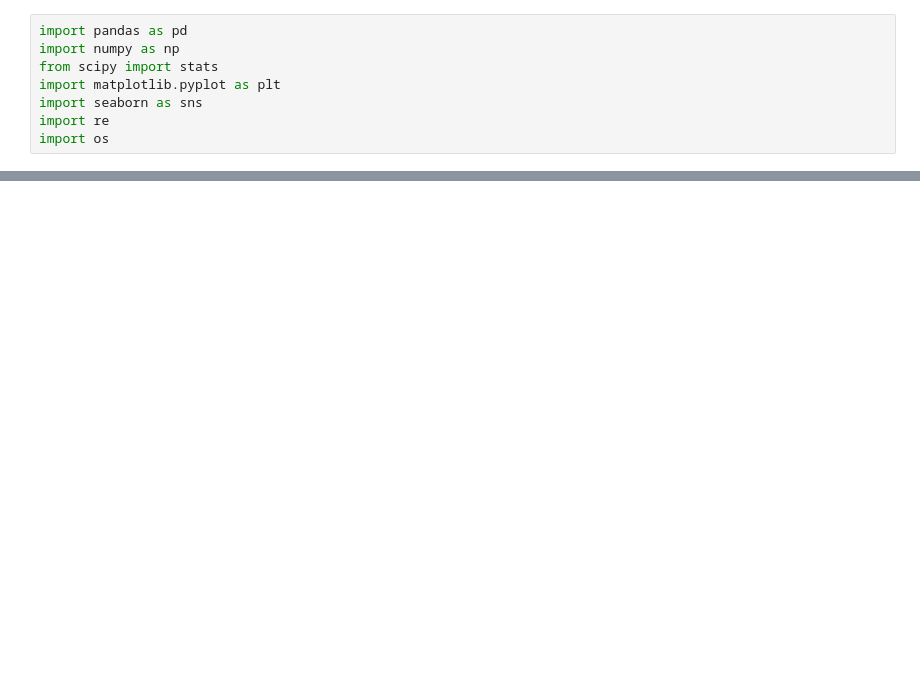
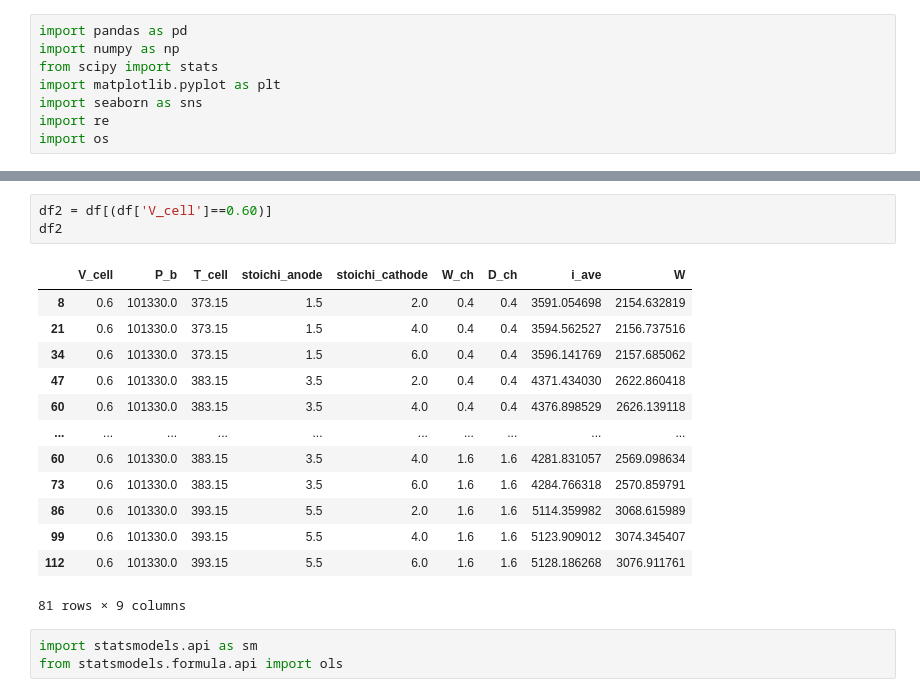
Before and after one commit to OkaHaruya/Oka-fcsl, a Jupyter notebook: ANOVA_24-3-21/OA.ipynb, the cells around one changed output, grey strips where cells are left out. Saved outputs shown, nothing was run; the diff lists cells and outputs as text; blank space fills up the shorter version.

```diff
--- a/ANOVA_24-3-21/OA.ipynb
+++ b/ANOVA_24-3-21/OA.ipynb
@@ -103,0 +158,20 @@ df
+# %%
+df2 = df[(df['V_cell']==0.60)]
+df2
+# %% [output]
+|  | V_cell | P_b | T_cell | stoichi_anode | stoichi_cathode | W_ch | D_ch | i_ave | W |
+| 8 | 0.6 | 101330.0 | 373.15 | 1.5 | 2.0 | 0.4 | 0.4 | 3591.054698 | 2154.632819 |
+| 21 | 0.6 | 101330.0 | 373.15 | 1.5 | 4.0 | 0.4 | 0.4 | 3594.562527 | 2156.737516 |
+| 34 | 0.6 | 101330.0 | 373.15 | 1.5 | 6.0 | 0.4 | 0.4 | 3596.141769 | 2157.685062 |
+| 47 | 0.6 | 101330.0 | 383.15 | 3.5 | 2.0 | 0.4 | 0.4 | 4371.434030 | 2622.860418 |
+| 60 | 0.6 | 101330.0 | 383.15 | 3.5 | 4.0 | 0.4 | 0.4 | 4376.898529 | 2626.139118 |
+| ... | ... | ... | ... | ... | ... | ... | ... | ... | ... |
+| 60 | 0.6 | 101330.0 | 383.15 | 3.5 | 4.0 | 1.6 | 1.6 | 4281.831057 | 2569.098634 |
+| 73 | 0.6 | 101330.0 | 383.15 | 3.5 | 6.0 | 1.6 | 1.6 | 4284.766318 | 2570.859791 |
+| 86 | 0.6 | 101330.0 | 393.15 | 5.5 | 2.0 | 1.6 | 1.6 | 5114.359982 | 3068.615989 |
+| 99 | 0.6 | 101330.0 | 393.15 | 5.5 | 4.0 | 1.6 | 1.6 | 5123.909012 | 3074.345407 |
+| 112 | 0.6 | 101330.0 | 393.15 | 5.5 | 6.0 | 1.6 | 1.6 | 5128.186268 | 3076.911761 |
+81 rows × 9 columns
+# %%
+import statsmodels.api as sm
+from statsmodels.formula.api import ols
```
Also changed, not shown: parts of 8 cells of this notebook.
